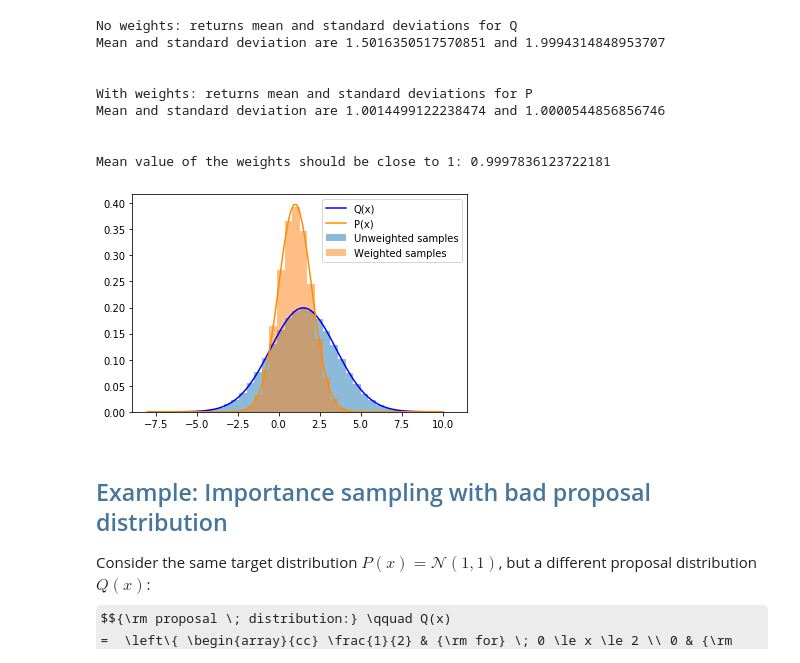
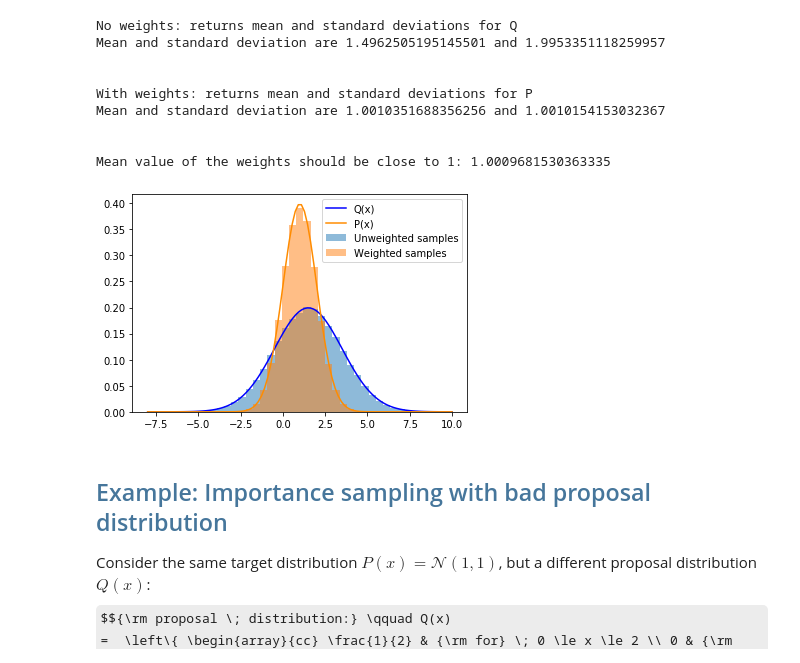
Before and after one commit to PHYS-2030-Computational-Methods/Lecture-notes, a Jupyter notebook: Lesson 4 - Importance sampling.ipynb, the cells around one changed output. Saved outputs shown, nothing was run; the diff lists cells and outputs as text; code cells hidden in the pictures; some formulas as TeX source.

```diff
--- a/Lesson 4 - Importance sampling.ipynb
+++ b/Lesson 4 - Importance sampling.ipynb
@@ -143,7 +170,7 @@ def Q(x):
     return 1/np.sqrt(2*np.pi*sigma_Q**2) * np.exp(-0.5*(x-mu_Q)**2/sigma_Q**2)
 
 # Sample from Q(x)
-num = 10**6
+num = 10**5
 x_samples = np.random.normal(mu_Q,sigma_Q,num)
 
 # Calculate weights
@@ -160,37 +187,37 @@ print('With weights: returns mean and standard deviations for P')
 print('Mean and standard deviation are', mean(x_samples,weights=w), 'and', std(x_samples,weights=w) )
 
 print('\n') # line break
 
 # Check that the weights are normalized to 1
 print('Mean value of the weights should be close to 1:', np.mean(w))
 
 
 # Histograms
 
 # Unweighted histogram (histogram for Q)
 plt.hist(x_samples,bins=40,alpha=0.5,density=True,label='Unweighted samples')
 
 # Weighted histogram (histogram for P)
 plt.hist(x_samples,bins=40,alpha=0.5,weights=w,density=True,label='Weighted samples')
 
 # Plots
 x = np.linspace(-8,10,num=100)
 plt.plot(x,Q(x),label='Q(x)',color='blue')
 plt.plot(x,P(x),label='P(x)',color='darkorange')
 
 plt.legend()
 plt.show()
 # %% [output]
 No weights: returns mean and standard deviations for Q
-Mean and standard deviation are 1.5016350517570851 and 1.9994314848953707
+Mean and standard deviation are 1.4962505195145501 and 1.9953351118259957
 
 
 With weights: returns mean and standard deviations for P
-Mean and standard deviation are 1.0014499122238474 and 1.0000544856856746
+Mean and standard deviation are 1.0010351688356256 and 1.0010154153032367
 
 
-Mean value of the weights should be close to 1: 0.9997836123722181
+Mean value of the weights should be close to 1: 1.0009681530363335
-[figure, old version]
+[figure, new version]
 # %% [markdown]
 ## <font color=#46769B>Example: Importance sampling with bad proposal distribution</font>
 
```
Also changed, not shown: parts of 6 cells of this notebook.
